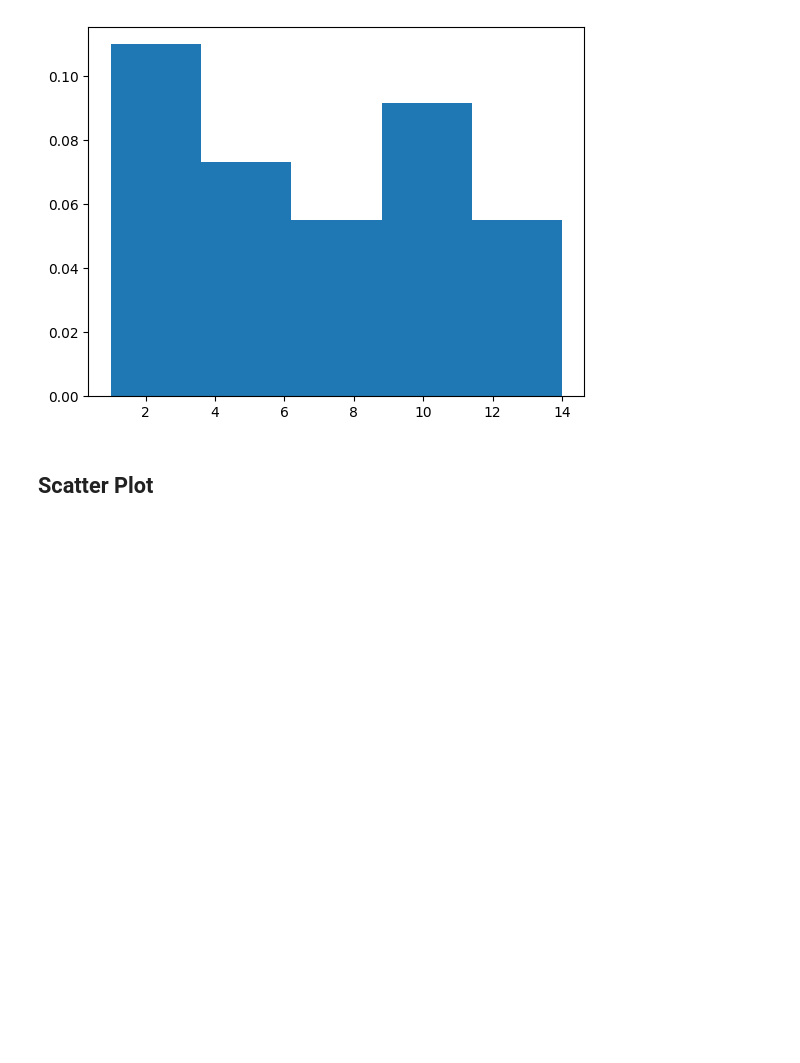
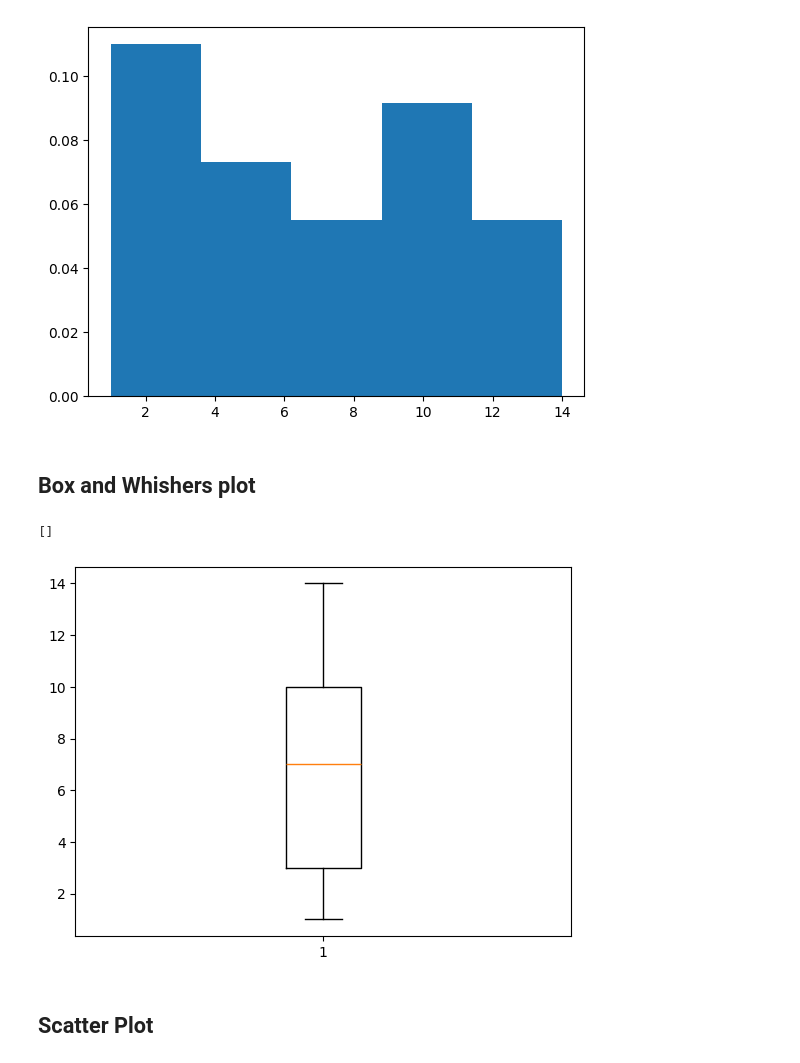
Before and after one commit to saisahu64/statistics, a Jupyter notebook: plots.ipynb, the cells around one changed output. Drawn from its saved outputs; the diff is of its cells as text; code cells hidden in the pictures; blank space fills up the shorter version.

Commit message:
Box and Whishers plot added

```diff
--- a/plots.ipynb
+++ b/plots.ipynb
@@ -48,6 +48,14 @@ plt.hist([1, 2, 2, 3, 3, 3, 4, 4, 5, 6, 7, 8, 8, 9, 10, 10, 10, 11, 12, 13, 14],
 plt.show()
 # %% [output]
 [figure]
+# %% [markdown]
+## Box and Whishers plot
+# %%
+plt.boxplot([[1, 2, 2, 3, 3, 3, 4, 4, 5, 6, 7, 8, 8, 9, 10, 10, 10, 11, 12, 13, 14]])
+plt.plot()
+# %% [output]
+[]
+[figure, added]
 # %% [markdown]
 ## Scatter Plot
 # %%
```
